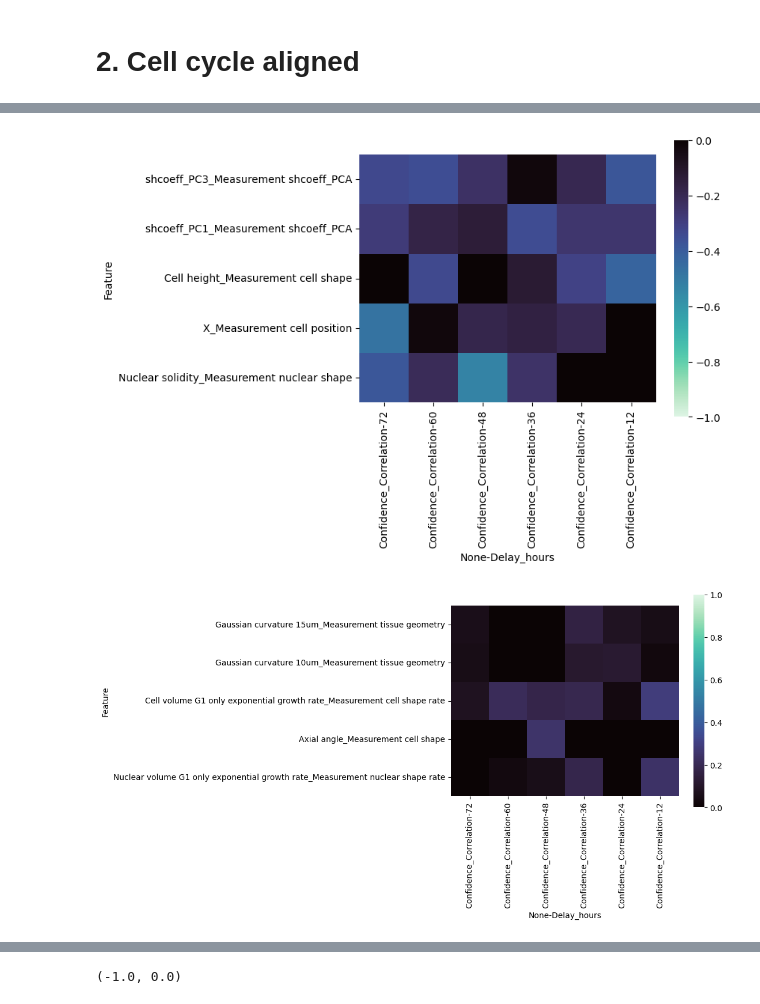
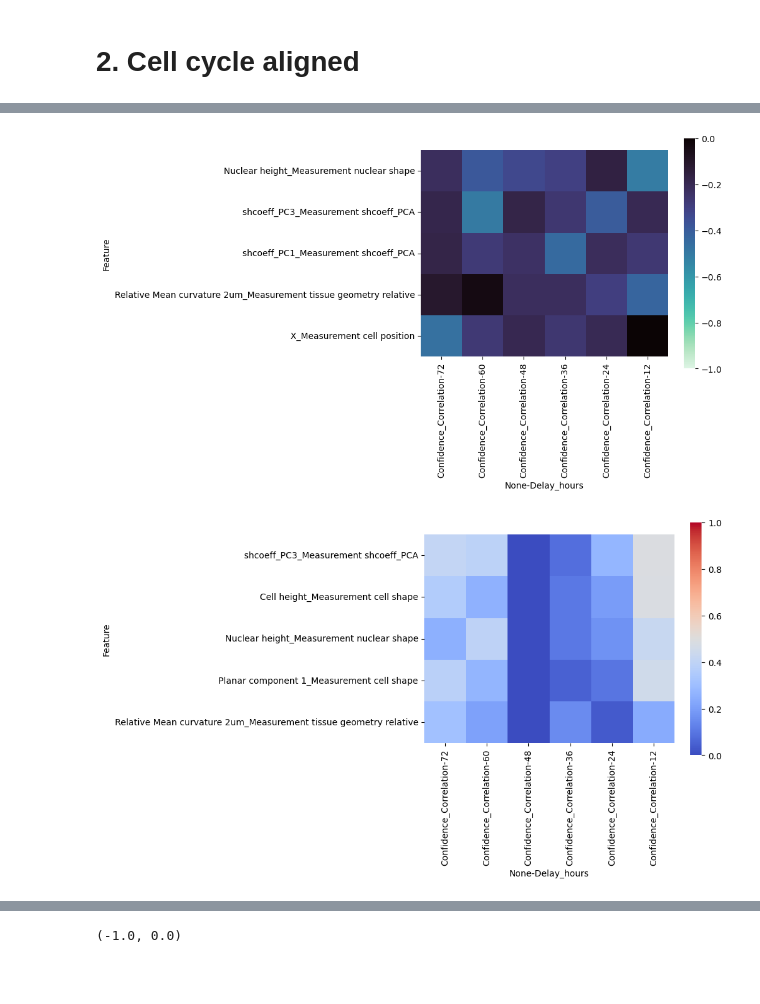
Before and after one commit to xies/mouse_skin_size_control, a Jupyter notebook: 2025_lineage_analysis/annotability_results/annotability_results.ipynb, the cells around one changed output, grey strips where cells are left out. Saved outputs shown, nothing was run; the diff lists cells and outputs as text; code cells hidden in the pictures; blank space fills up the shorter version.

```diff
--- a/2025_lineage_analysis/annotability_results/annotability_results.ipynb
+++ b/2025_lineage_analysis/annotability_results/annotability_results.ipynb
@@ -10,7 +10,7 @@ plt.rcParams['svg.fonttype'] = 'none'
 from os import path
 import textwrap
 
-dirname = '/Users/xies/Library/CloudStorage/OneDrive-Stanford/Skin/Mesa et al/Lineage models/Annotability results/results0104'
+dirname = '/Users/xies/Library/CloudStorage/OneDrive-Stanford/Skin/Mesa et al/Lineage models/Annotability results/results_1405'
 
 def label_point(x, y, val, ax=None):
     if ax == None:
@@ -119,9 +119,9 @@ plt.savefig(path.join(dirname,'pure_delays_supra_anticorr_conf.svg'))
 # %% [markdown]
 # 2. Cell cycle aligned
 # %%
-correlations = pd.read_csv(path.join(dirname,'0104aligned_results_with_relative_features/correlation_results/correlations_ALL_TIMEPOINTS_full.csv'),index_col=0)
+correlations = pd.read_csv(path.join(dirname,'correlation_results/correlations_ALL_TIMEPOINTS_full.csv'),index_col=0)
 
-top_correlations = pd.read_csv(path.join(dirname,'0104aligned_results_with_relative_features/correlation_results/top_correlations_ALL_TIMEPOINTS.csv'),index_col=0)
+top_correlations = pd.read_csv(path.join(dirname,'correlation_results/top_correlations_ALL_TIMEPOINTS.csv'),index_col=0)
 
 # print(correlations['Feature'].unique())
 # # correlations
@@ -139,7 +140,7 @@ basal_correlations = correlations.reset_index().set_index('Fate').loc['Both Basa
 supra_correlations = correlations.reset_index().set_index('Fate').loc['Asymmetric or Suprabasal (1+2)'].set_index(['Feature','Delay_hours'])
 
 basal_confR = basal_correlations.reset_index().groupby('Feature')['Confidence_Correlation'].mean()
-supra_confR = correlations.reset_index().groupby('Feature')['Confidence_Correlation'].mean()
+supra_confR = supra_correlations.reset_index().groupby('Feature')['Confidence_Correlation'].mean()
 
 fig = plt.figure(figsize=(8,8))
 for i in range(12):
@@ -211,18 +179,18 @@ plt.gca().set_aspect('equal')
 # %%
 
 _df = basal_correlations['Confidence_Correlation'].reset_index(level=1).pivot(columns='Delay_hours').iloc[::,::-1]
 sb.heatmap(_df.loc[basal_confR.sort_values(ascending=True).head(5).index.values,:],vmin=-1,vmax=0, cmap='mako_r',)
 plt.gca().set_aspect('equal')
 # plt.savefig(path.join(dirname,'aligned_delays_basal_anticorr_conf.svg'))
 
 plt.figure()
 _df = supra_correlations['Confidence_Correlation'].reset_index(level=1).pivot(columns='Delay_hours').iloc[::,::-1]
-sb.heatmap(_df.loc[supra_confR.sort_values(ascending=False).head(5).index.values,:],vmin=0,vmax=1, cmap='mako')
+sb.heatmap(_df.loc[supra_confR.sort_values(ascending=False).head(5).index.values,:],vmin=0,vmax=1, cmap='coolwarm')
 plt.gca().set_aspect('equal')
 # plt.savefig(path.join(dirname,'aligned_delays_supra_corr_conf.svg'))
 # %% [output]
-[figure, old version]
+[figure, new version]
-[figure, old version]
+[figure, new version]
 # %%
 
 plt.title('Top 5 renewal predictors')
```
Also changed, not shown: parts of 10 cells of this notebook, 14 other files.
